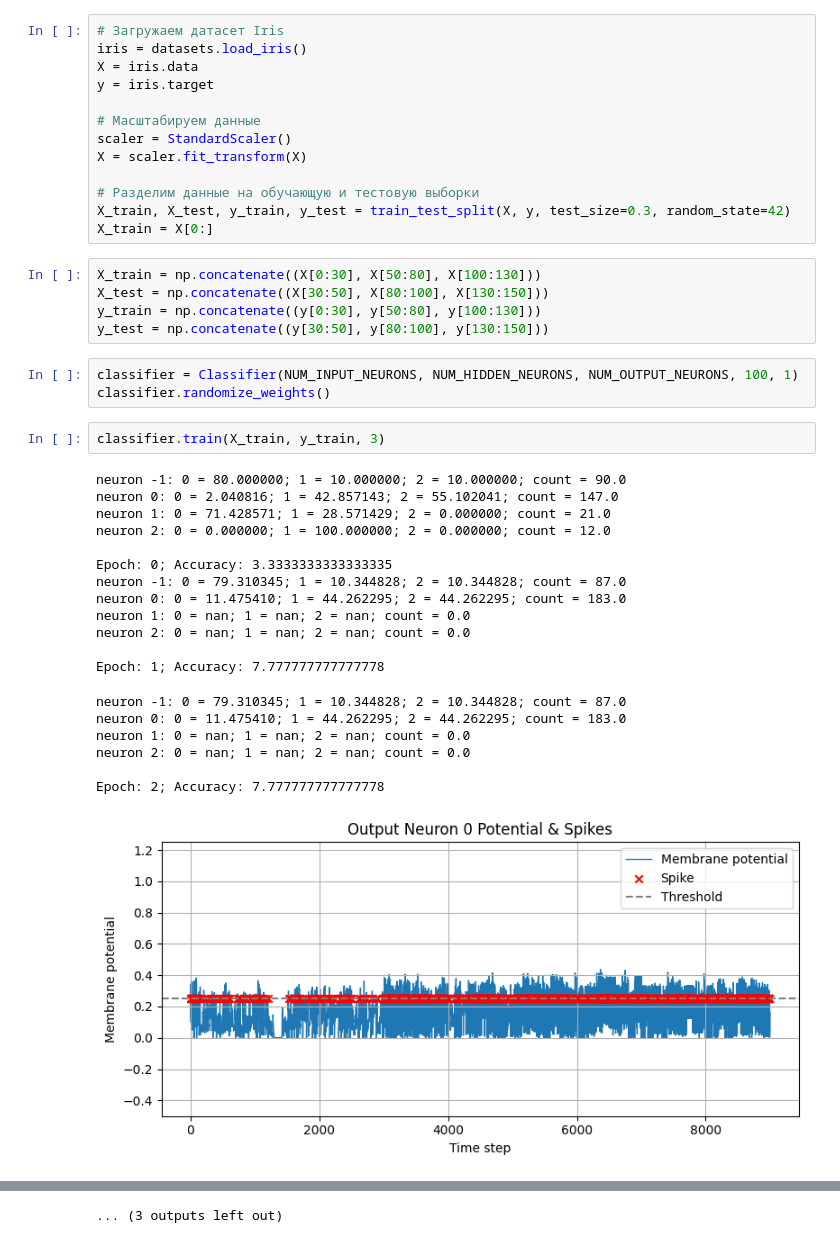
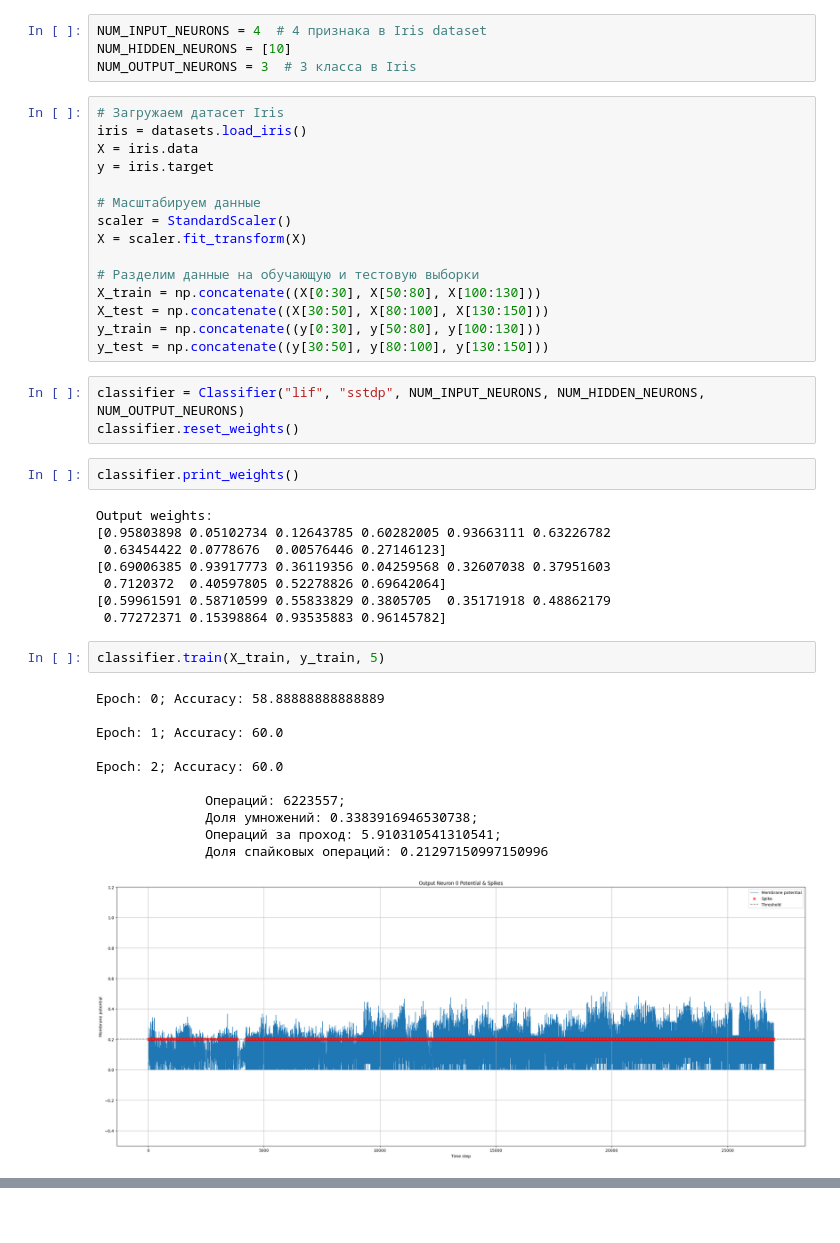
Before and after one commit to royaljackal/snn_stdp, a Jupyter notebook: lif.ipynb, the cells around one changed output, grey strips where cells are left out. Saved outputs shown, nothing was run; the diff lists cells and outputs as text; blank space fills up the shorter version.

```diff
--- a/lif.ipynb
+++ b/lif.ipynb
@@ -280,3 +7,7 @@ class Classifier:
+# %%
+NUM_INPUT_NEURONS = 4  # 4 признака в Iris dataset
+NUM_HIDDEN_NEURONS = [10]
+NUM_OUTPUT_NEURONS = 3  # 3 класса в Iris
 # %%
 # Загружаем датасет Iris
 iris = datasets.load_iris()
@@ -288,35 +19,34 @@ scaler = StandardScaler()
 X = scaler.fit_transform(X)
 
 # Разделим данные на обучающую и тестовую выборки
-X_train, X_test, y_train, y_test = train_test_split(X, y, test_size=0.3, random_state=42)
-X_train = X[0:]
+X_train = np.concatenate((X[0:30], X[50:80], X[100:130]))
+X_test = np.concatenate((X[30:50], X[80:100], X[130:150]))
+y_train = np.concatenate((y[0:30], y[50:80], y[100:130]))
+y_test = np.concatenate((y[30:50], y[80:100], y[130:150]))
-# %%
-X_train = np.concatenate((X[0:30], X[50:80], X[100:130]))
-X_test = np.concatenate((X[30:50], X[80:100], X[130:150]))
-y_train = np.concatenate((y[0:30], y[50:80], y[100:130]))
-y_test = np.concatenate((y[30:50], y[80:100], y[130:150]))
 # %%
-classifier = Classifier(NUM_INPUT_NEURONS, NUM_HIDDEN_NEURONS, NUM_OUTPUT_NEURONS, 100, 1)
-classifier.randomize_weights()
+classifier = Classifier("lif", "sstdp", NUM_INPUT_NEURONS, NUM_HIDDEN_NEURONS, NUM_OUTPUT_NEURONS)
+classifier.reset_weights()
+# %%
+classifier.print_weights()
+# %% [output]
+Output weights:
+[0.95803898 0.05102734 0.12643785 0.60282005 0.93663111 0.63226782
+ 0.63454422 0.0778676  0.00576446 0.27146123]
+[0.69006385 0.93917773 0.36119356 0.04259568 0.32607038 0.37951603
+ 0.7120372  0.40597805 0.52278826 0.69642064]
+[0.59961591 0.58710599 0.55833829 0.3805705  0.35171918 0.48862179
+ 0.77272371 0.15398864 0.93535883 0.96145782]
 # %%
-classifier.train(X_train, y_train, 3)
+classifier.train(X_train, y_train, 5)
 # %% [output]
-neuron -1: 0 = 80.000000; 1 = 10.000000; 2 = 10.000000; count = 90.0
-neuron 0: 0 = 2.040816; 1 = 42.857143; 2 = 55.102041; count = 147.0
-neuron 1: 0 = 71.428571; 1 = 28.571429; 2 = 0.000000; count = 21.0
-neuron 2: 0 = 0.000000; 1 = 100.000000; 2 = 0.000000; count = 12.0
+Epoch: 0; Accuracy: 58.88888888888889
 
-Epoch: 0; Accuracy: 3.3333333333333335
-neuron -1: 0 = 79.310345; 1 = 10.344828; 2 = 10.344828; count = 87.0
-neuron 0: 0 = 11.475410; 1 = 44.262295; 2 = 44.262295; count = 183.0
-neuron 1: 0 = nan; 1 = nan; 2 = nan; count = 0.0
-neuron 2: 0 = nan; 1 = nan; 2 = nan; count = 0.0
+Epoch: 1; Accuracy: 60.0
 
-Epoch: 1; Accuracy: 7.777777777777778
+Epoch: 2; Accuracy: 60.0
+
+              Операций: 6223557;
+              Доля умножений: 0.3383916946530738;
+              Операций за проход: 5.910310541310541;
+              Доля спайковых операций: 0.21297150997150996
-neuron -1: 0 = 79.310345; 1 = 10.344828; 2 = 10.344828; count = 87.0
-neuron 0: 0 = 11.475410; 1 = 44.262295; 2 = 44.262295; count = 183.0
-neuron 1: 0 = nan; 1 = nan; 2 = nan; count = 0.0
-neuron 2: 0 = nan; 1 = nan; 2 = nan; count = 0.0
-
-Epoch: 2; Accuracy: 7.777777777777778
-[figure, old version]
+[figure, new version]
@@ -332 +54,0 @@ Epoch: 2; Accuracy: 7.777777777777778
-... (3 outputs left out)
```
Also changed, not shown: parts of 6 cells of this notebook, 11 other files.
